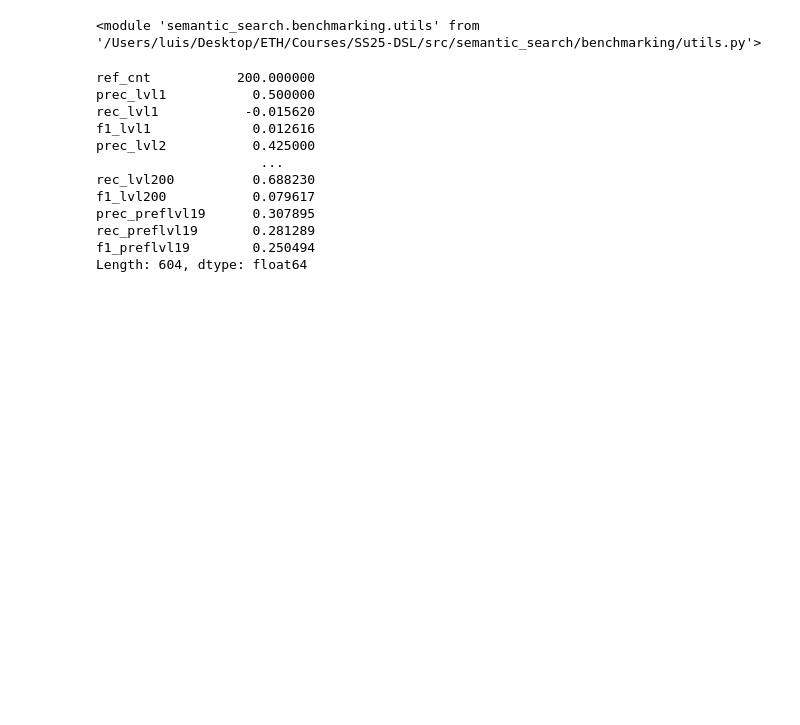
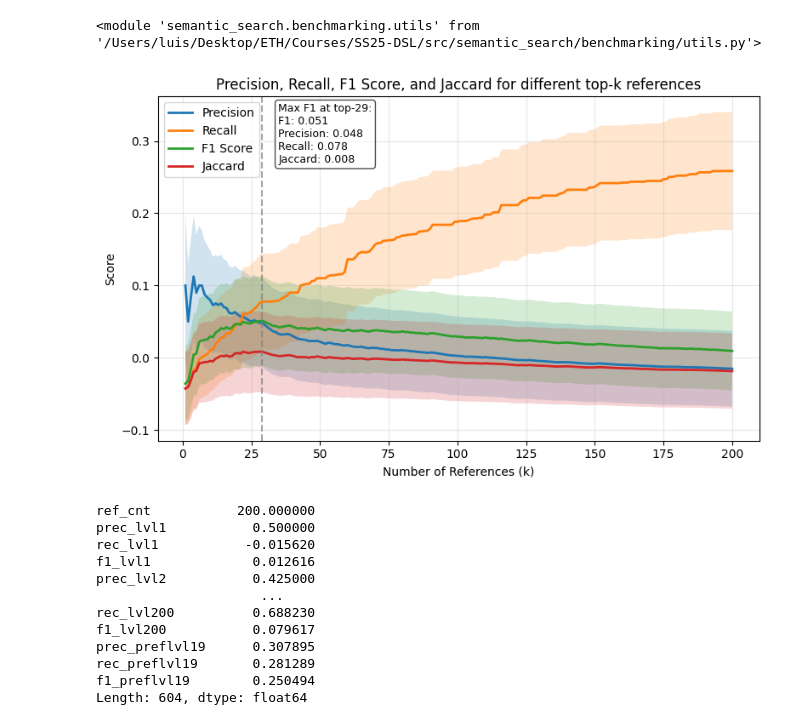
Before and after one commit to LuisCarretero/dsl-research-assistant, a Jupyter notebook: src/semantic_search/dev/embeddings.ipynb, the cells around one changed output. Saved outputs shown, nothing was run; the diff lists cells and outputs as text; code cells hidden in the pictures; blank space fills up the shorter version.

Commit message:
Updated benchmark utils

```diff
--- a/src/semantic_search/dev/embeddings.ipynb
+++ b/src/semantic_search/dev/embeddings.ipynb
@@ -70,13 +75,13 @@ reload(utils)
 # %%
 from semantic_search.data_retrieval.utils import extract_abstract_from_md
 from semantic_search.utils import predict_refs_from_abstract
-from semantic_search.benchmarking.utils import calc_metric_at_levels
+from semantic_search.benchmarking.utils import calc_metric_at_topk
+from semantic_search.utils import load_metadata
 from tqdm import tqdm
 import pandas as pd
 
 first_n_papers = 20
 search_kwargs = {'search_type': 'hybrid'}
-
 
 df, ref_df = load_metadata(
     '/Users/luis/Desktop/ETH/Courses/SS25-DSL/raw-data/metadata3',
@@ -93,16 +98,84 @@ available_refs = set(ref_df['oaid'].iloc[:1000].str.lower().values)
 df['GT_refs'] = df.refs_oaids_from_dois.apply(lambda refs: [ref for ref in refs if ref in available_refs])
 df['available_ref_ratio'] = df.GT_refs.apply(len) / df.refs_oaids_from_dois.apply(len)
 
-ref_cnt = int(df.GT_refs.apply(len).mean())
 max_n_refs = 200
 ref_cnts = list(range(1, max_n_refs + 1))
 
 results = []
 for i, row in tqdm(df.iterrows(), total=len(df), desc='Predicting references'):
     pred = predict_refs_from_abstract(ds, row['abstract'], max_n_refs=max_n_refs, search_kwargs=search_kwargs)
-    metrics = calc_metric_at_levels(row['GT_refs'], pred, ref_cnts, ref_cnt)
+    metrics = calc_metric_at_topk(row['GT_refs'], pred, ref_cnts)
     results.append(metrics)
 results_df = pd.DataFrame(results)
+# %%
+from matplotlib import pyplot as plt
+import numpy as np
+
+df = results_df
+
+# Calculate mean metrics across all samples
+metrics_mean = df.mean(axis=0)
+metrics_err = df.std(axis=0) / np.sqrt(len(df))
+
+# Extract metrics for different levels
+ref_cnts = []
+precision_values, recall_values, f1_values, jaccard_values = [], [], [], []
+precision_err, recall_err, f1_err, jaccard_err = [], [], [], []
+
+max_topk = max([int(name.split('top')[-1]) for name in metrics_mean.index.tolist() if name.startswith('prec_top')])
+for topk in range(1, max_topk + 1):  # Assuming levels 1-200 based on output
+    topk_str = f'top{topk}'
+    if f'prec_{topk_str}' in metrics_mean:
+        ref_cnts.append(topk)
+        precision_values.append(metrics_mean[f'prec_{topk_str}'])
+        recall_values.append(metrics_mean[f'rec_{topk_str}'])
+        f1_values.append(metrics_mean[f'f1_{topk_str}'])
+        precision_err.append(metrics_err[f'prec_{topk_str}'])
+        recall_err.append(metrics_err[f'rec_{topk_str}'])
+        f1_err.append(metrics_err[f'f1_{topk_str}'])
+        jaccard_values.append(metrics_mean[f'jaccard_{topk_str}'])
+        jaccard_err.append(metrics_err[f'jaccard_{topk_str}'])
+
+# Create the plot
+plt.figure(figsize=(8, 5))
+plt.plot(ref_cnts, precision_values, label='Precision', marker='', linewidth=2)
+plt.fill_between(ref_cnts, np.array(precision_values) - np.array(precision_err),
+                np.array(precision_values) + np.array(precision_err), alpha=0.2)
+plt.plot(ref_cnts, recall_values, label='Recall', marker='', linewidth=2)
+plt.fill_between(ref_cnts, np.array(recall_values) - np.array(recall_err),
+                np.array(recall_values) + np.array(recall_err), alpha=0.2)
+plt.plot(ref_cnts, f1_values, label='F1 Score', marker='', linewidth=2)
+plt.fill_between(ref_cnts, np.array(f1_values) - np.array(f1_err),
+                np.array(f1_values) + np.array(f1_err), alpha=0.2)
+plt.plot(ref_cnts, jaccard_values, label='Jaccard', marker='', linewidth=2)
+plt.fill_between(ref_cnts, np.array(jaccard_values) - np.array(jaccard_err),
+                np.array(jaccard_values) + np.array(jaccard_err), alpha=0.2)
+
+# Find the index of maximum F1 score
+max_f1_idx = np.argmax(f1_values)
+max_f1_topk = ref_cnts[max_f1_idx]
+max_f1 = f1_values[max_f1_idx]
+max_precision = precision_values[max_f1_idx]
+max_recall = recall_values[max_f1_idx]
+max_jaccard = jaccard_values[max_f1_idx]
+
+# Add vertical line at maximum F1 score
+plt.axvline(x=max_f1_topk, color='gray', linestyle='--', alpha=0.7)
+
+# Add text box with metrics at maximum F1
+textstr = f'Max F1 at top-{max_f1_topk}:\nF1: {max_f1:.3f}\nPrecision: {max_precision:.3f}\nRecall: {max_recall:.3f}\nJaccard: {max_jaccard:.3f}'
+props = dict(boxstyle='round', facecolor='white', alpha=0.7)
+plt.text(0.20, 0.80, textstr, transform=plt.gca().transAxes, fontsize=9,
+            verticalalignment='bottom', bbox=props)
+
+plt.xlabel('Number of References (k)')
+plt.ylabel('Score')
+plt.title('Precision, Recall, F1 Score, and Jaccard for different top-k references')
+plt.legend()
+plt.grid(True, alpha=0.3)
+plt.tight_layout()
+# %% [output]
+[figure, added]
 # %%
 mean_metrics
 # %% [output]
```
Also changed, not shown: parts of 3 cells of this notebook, 2 other files.
